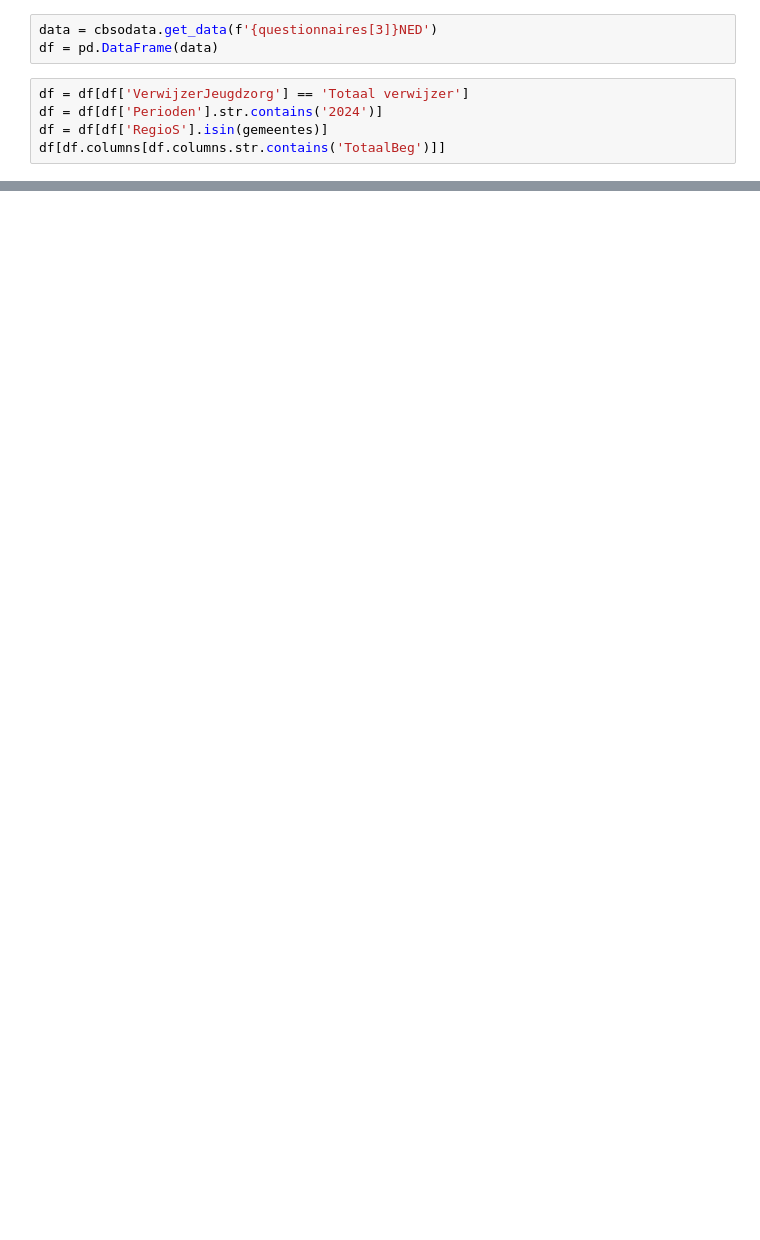
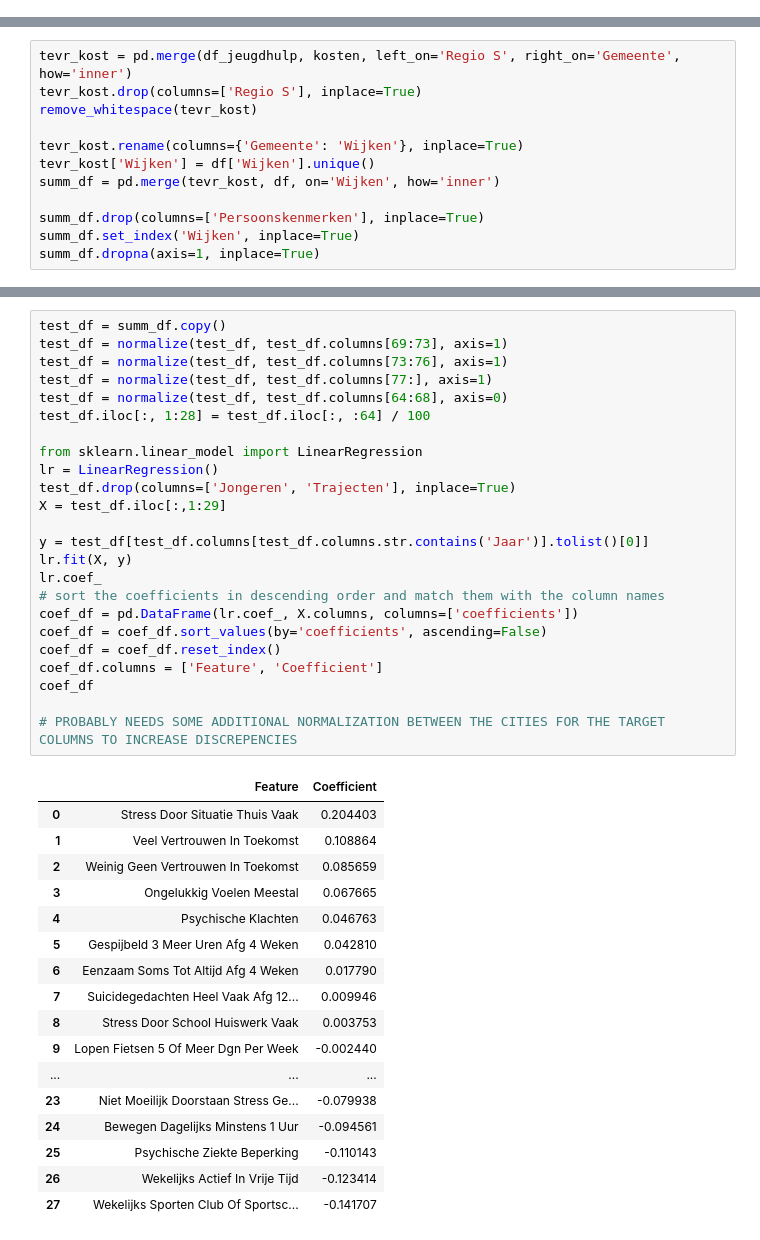
Before and after one commit to githubtijn2002/Oefenproject_populatiegezondheid, a Jupyter notebook: ETL.ipynb, the cells around one changed output, grey strips where cells are left out. Saved outputs shown, nothing was run; the diff lists cells and outputs as text; blank space fills up the shorter version.

```diff
--- a/ETL.ipynb
+++ b/ETL.ipynb
@@ -154,8 +129,0 @@ create_pie_chart(verwijzers, verwijzers.columns[2:], 'Wijken', 'Verwijzers van j
-# %%
-data = cbsodata.get_data(f'{questionnaires[3]}NED')
-df = pd.DataFrame(data)
-# %%
-df = df[df['VerwijzerJeugdzorg'] == 'Totaal verwijzer']
-df = df[df['Perioden'].str.contains('2024')]
-df = df[df['RegioS'].isin(gemeentes)]
-df[df.columns[df.columns.str.contains('TotaalBeg')]]
@@ -218,0 +130,12 @@ dtype: int64
+# %%
+tevr_kost = pd.merge(df_jeugdhulp, kosten, left_on='Regio S', right_on='Gemeente', how='inner')
+tevr_kost.drop(columns=['Regio S'], inplace=True)
+remove_whitespace(tevr_kost)
+
+tevr_kost.rename(columns={'Gemeente': 'Wijken'}, inplace=True)
+tevr_kost['Wijken'] = df['Wijken'].unique()
+summ_df = pd.merge(tevr_kost, df, on='Wijken', how='inner')
+
+summ_df.drop(columns=['Persoonskenmerken'], inplace=True)
+summ_df.set_index('Wijken', inplace=True)
+summ_df.dropna(axis=1, inplace=True)
@@ -218,0 +156,42 @@ dtype: int64
+# %%
+test_df = summ_df.copy()
+test_df = normalize(test_df, test_df.columns[69:73], axis=1)
+test_df = normalize(test_df, test_df.columns[73:76], axis=1)
+test_df = normalize(test_df, test_df.columns[77:], axis=1)
+test_df = normalize(test_df, test_df.columns[64:68], axis=0)
+test_df.iloc[:, 1:28] = test_df.iloc[:, :64] / 100
+
+from sklearn.linear_model import LinearRegression
+lr = LinearRegression()
+test_df.drop(columns=['Jongeren', 'Trajecten'], inplace=True)
+X = test_df.iloc[:,1:29]
+
+y = test_df[test_df.columns[test_df.columns.str.contains('Jaar')].tolist()[0]]
+lr.fit(X, y)
+lr.coef_
+# sort the coefficients in descending order and match them with the column names
+coef_df = pd.DataFrame(lr.coef_, X.columns, columns=['coefficients'])
+coef_df = coef_df.sort_values(by='coefficients', ascending=False)
+coef_df = coef_df.reset_index()
+coef_df.columns = ['Feature', 'Coefficient']
+coef_df
+
+# PROBABLY NEEDS SOME ADDITIONAL NORMALIZATION BETWEEN THE CITIES FOR THE TARGET COLUMNS TO INCREASE DISCREPENCIES
+# %% [output]
+|  | Feature | Coefficient |
+| 0 | Stress Door Situatie Thuis Vaak | 0.204403 |
+| 1 | Veel Vertrouwen In Toekomst | 0.108864 |
+| 2 | Weinig Geen Vertrouwen In Toekomst | 0.085659 |
+| 3 | Ongelukkig Voelen Meestal | 0.067665 |
+| 4 | Psychische Klachten | 0.046763 |
+| 5 | Gespijbeld 3 Meer Uren Afg 4 Weken | 0.042810 |
+| 6 | Eenzaam Soms Tot Altijd Afg 4 Weken | 0.017790 |
+| 7 | Suicidegedachten Heel Vaak Afg 12... | 0.009946 |
+| 8 | Stress Door School Huiswerk Vaak | 0.003753 |
+| 9 | Lopen Fietsen 5 Of Meer Dgn Per Week | -0.002440 |
+| ... | ... | ... |
+| 23 | Niet Moeilijk Doorstaan Stress Ge... | -0.079938 |
+| 24 | Bewegen Dagelijks Minstens 1 Uur | -0.094561 |
+| 25 | Psychische Ziekte Beperking | -0.110143 |
+| 26 | Wekelijks Actief In Vrije Tijd | -0.123414 |
+| 27 | Wekelijks Sporten Club Of Sportsc... | -0.141707 |
```
Also changed, not shown: parts of 18 cells of this notebook, 2 other files.
